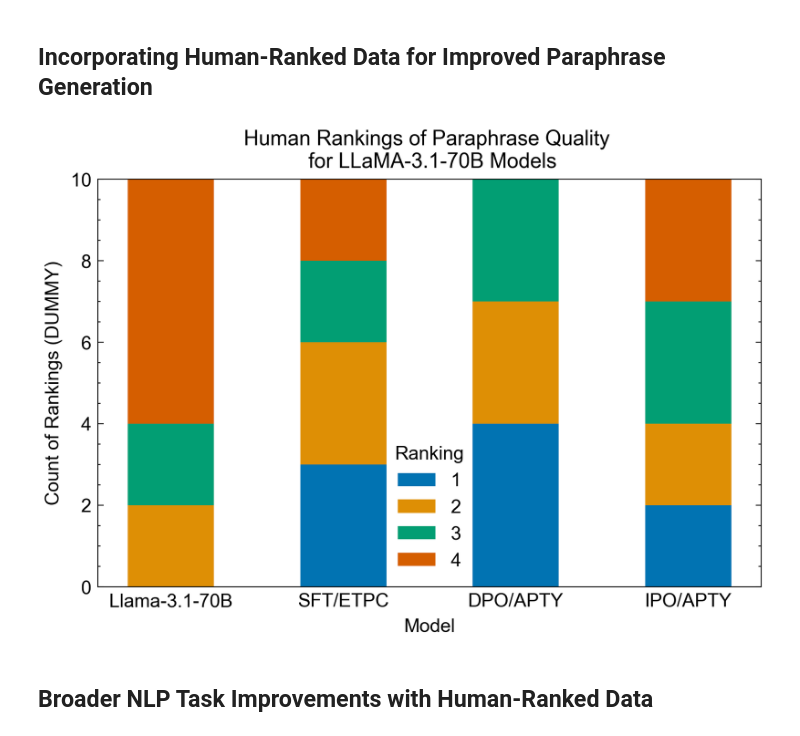
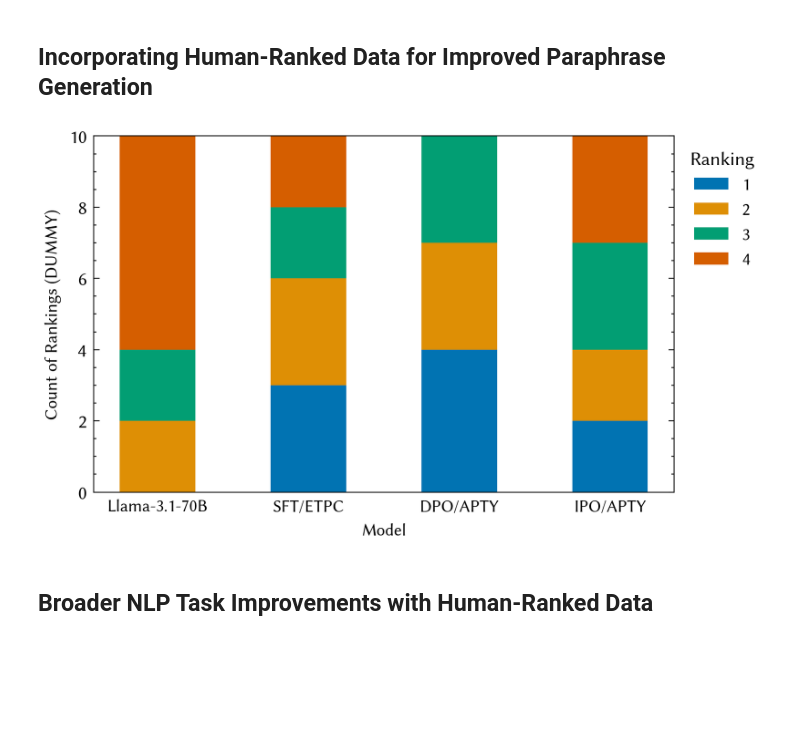
Before and after one commit to cluebbers/dpo-rlhf-paraphrase-types, a Jupyter notebook: notebooks/plots.ipynb, the cells around one changed output. Drawn from its saved outputs; the diff is of its cells as text; code cells hidden in the pictures; blank space fills up the shorter version.

```diff
--- a/notebooks/plots.ipynb
+++ b/notebooks/plots.ipynb
@@ -127,22 +155,21 @@ model_accuracies = {
 fig, ax = plt.subplots(figsize=(width1, height1), dpi=300)
 plt.style.use(['science', 'no-latex'])
 sns.set_palette("colorblind")
-plt.rcParams['font.family'] = 'Arial'
-plt.rcParams['font.sans-serif'] = ['Arial']
+rcParams['font.family'] = 'sans-serif'
+rcParams['font.sans-serif'] = ['Linux Biolinum O', 'Linux Biolinum', 'Biolinum']
 
 # Plot each model's accuracy as a separate set of horizontal bars
 for i, model in enumerate(models):
     plt.barh(y + i * width, model_accuracies[model], height=width, label=model_labels[model])
 
 # Add labels and title
-plt.ylabel('Paraphrase Types (APT)')
-plt.xlabel('Accuracy (%)')
-plt.title('Accuracy of generating a specific Type of Paraphrase', fontsize=12)
-plt.yticks(y + width * (len(models) - 1) / 2, apt_values, fontsize=10)
-plt.xlim(0, 100)  # Set x-axis limit to 100% for consistency
-plt.legend(title='Model', fontsize=12)
+plt.ylabel('Paraphrase Types (APT)', fontsize=9)
+plt.xlabel('Accuracy (%)', fontsize=9)
+plt.yticks(y + width * (len(models) - 1) / 2, apt_values, fontsize=9)
+plt.xlim(0, 100)
+plt.legend(title='Model', fontsize=9)
 
-ax.tick_params(axis='y', which='both', left=False, right=False)  # Remove tick marks on the y-axis
+ax.tick_params(axis='y', which='both', left=False, right=False)
 
 output_path = os.path.join(output_dir, "llama_type_ranking.pdf")
 plt.savefig(output_path, dpi=300)
@@ -166,48 +193,49 @@ data_with_base = {
 df_with_base = pd.DataFrame(data_with_base)
 
 # Count how often each model got each ranking (1 to 4)
 rank_counts_with_base = df_with_base.apply(lambda col: col.value_counts()).fillna(0).astype(int)
 
 # Transpose for better plotting (stacked bar chart)
 rank_counts_with_base = rank_counts_with_base.transpose()
 
 # Plot the stacked bar chart with the base model
 # Set figure size
 fig, ax = plt.subplots(figsize=(width1, height1), dpi=300)
-plt.style.use(['science','no-latex'])
+plt.style.use(['science', 'no-latex'])
 sns.set_palette("colorblind")
-plt.rcParams['font.family'] = 'Arial'
-plt.rcParams['font.sans-serif'] = ['Arial']
+rcParams['font.family'] = 'sans-serif'
+rcParams['font.sans-serif'] = ['Linux Biolinum O', 'Linux Biolinum', 'Biolinum']
 
 index = range(len(rank_counts_with_base))
 
 for i, col in enumerate(rank_counts_with_base.columns):
     ax.bar(index, rank_counts_with_base[col], 0.5, bottom=rank_counts_with_base.iloc[:, :i].sum(axis=1))
 
 # Set x-tick labels to the model names
+ax.set_xlabel('Model', fontsize=9)
 ax.set_xticks(index)
-ax.set_xticklabels(rank_counts_with_base.index, fontsize=10)
+ax.set_xticklabels(rank_counts_with_base.index, fontsize=9)
+ax.tick_params(axis='x', which='both', bottom=False, top=False, labelsize=9)
 
-
-# Add labels and title
-ax.set_xlabel('Model', fontsize=10)
-ax.set_ylabel('Count of Rankings (DUMMY)', fontsize=10)
-ax.set_title('Human Rankings of Paraphrase Quality \n for LLaMA-3.1-70B Models', fontsize=11)
-
+ax.set_ylabel('Count of Rankings (DUMMY)', fontsize=9)
 
 # Add legend
-ax.legend(rank_counts_with_base.columns, title="Ranking", frameon=False, fontsize=10)
-
-# Remove only the tick marks (but keep the labels)
-ax.tick_params(axis='x', which='both', bottom=False, top=False)  # Remove tick marks on the x-axis
+ax.legend(
+    rank_counts_with_base.columns,
+    title="Ranking",
+    frameon=False,
+    fontsize=9,
+    bbox_to_anchor=(1.0, 1),  # Position legend outside the plot to the right
+    loc='upper left'  # Align the top-left corner of the legend to this position
+)
 
 output_path = os.path.join(output_dir, "apt_ranking.pdf")
 plt.savefig(output_path, dpi=300)
 
 # Show the plot
 plt.show()
 # %% [output]
-[figure, old version]
+[figure, new version]
 # %% [markdown]
 ## Broader NLP Task Improvements with Human-Ranked Data
 # %%
```
Also changed, not shown: parts of 10 cells of this notebook.
